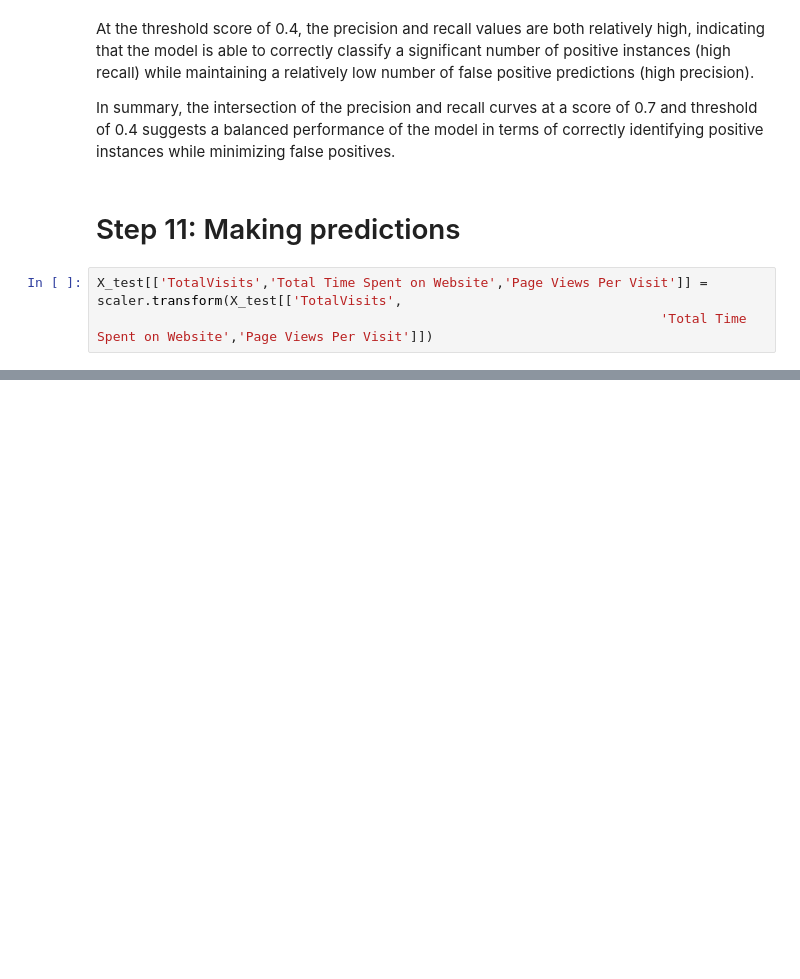
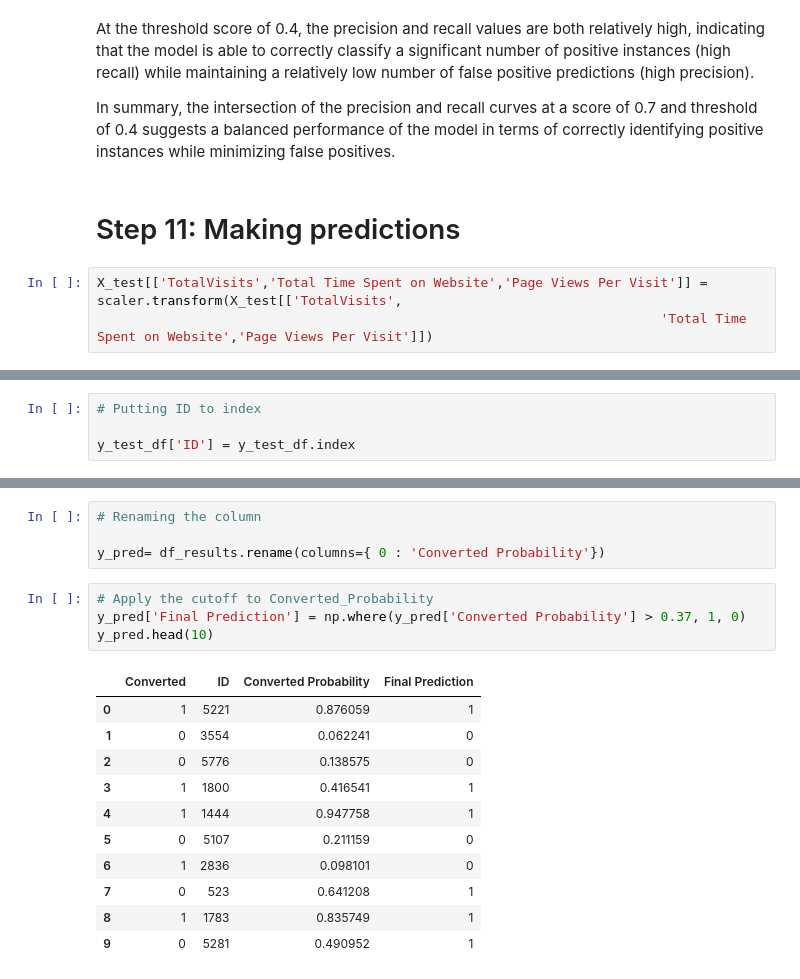
Before and after one commit to kunalworldwide/Lead-Scoring-Case-study, a Jupyter notebook: Lead-scoring-assignments.ipynb, the cells around one changed output, grey strips where cells are left out. Drawn from its saved outputs; the diff is of its cells as text; blank space fills up the shorter version.

```diff
--- a/Lead-scoring-assignments.ipynb
+++ b/Lead-scoring-assignments.ipynb
@@ -1446,0 +1483,4 @@ X_test.head()
+# %%
+# Putting ID to index
+
+y_test_df['ID'] = y_test_df.index
@@ -1446,0 +1505,20 @@ X_test.head()
+# %%
+# Renaming the column
+
+y_pred= df_results.rename(columns={ 0 : 'Converted Probability'})
+# %%
+# Apply the cutoff to Converted_Probability
+y_pred['Final Prediction'] = np.where(y_pred['Converted Probability'] > 0.37, 1, 0)
+y_pred.head(10)
+# %% [output]
+|  | Converted | ID | Converted Probability | Final Prediction |
+| 0 | 1 | 5221 | 0.876059 | 1 |
+| 1 | 0 | 3554 | 0.062241 | 0 |
+| 2 | 0 | 5776 | 0.138575 | 0 |
+| 3 | 1 | 1800 | 0.416541 | 1 |
+| 4 | 1 | 1444 | 0.947758 | 1 |
+| 5 | 0 | 5107 | 0.211159 | 0 |
+| 6 | 1 | 2836 | 0.098101 | 0 |
+| 7 | 0 | 523 | 0.641208 | 1 |
+| 8 | 1 | 1783 | 0.835749 | 1 |
+| 9 | 0 | 5281 | 0.490952 | 1 |
```
Also changed, not shown: parts of 12 cells of this notebook.
